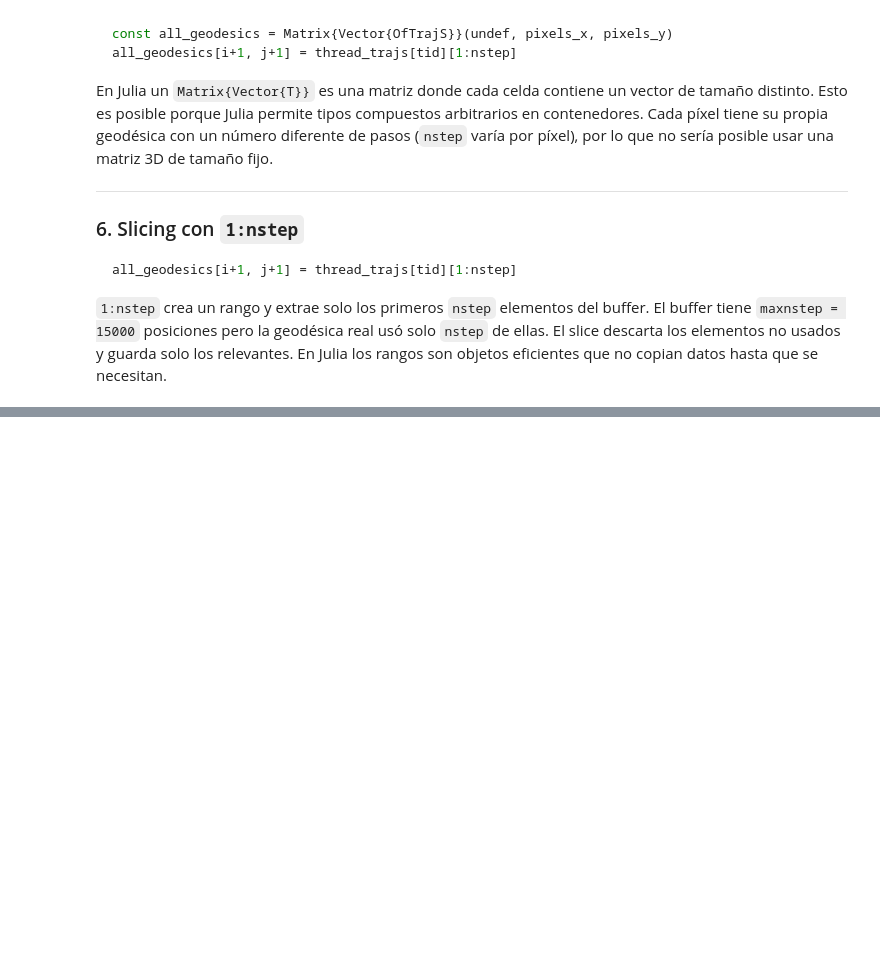
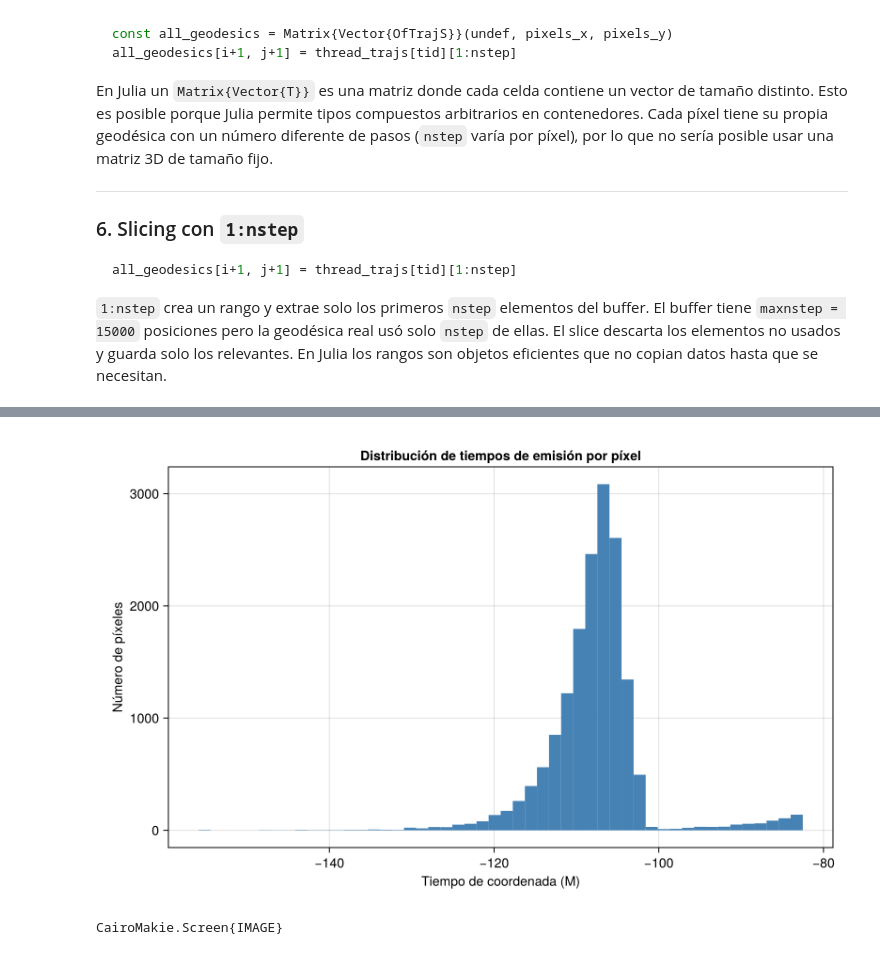
Before and after one commit to drojaspater/JipoleBrisk, a Jupyter notebook: example_notebooks/SlowLightGRMHD.ipynb, the cells around one changed output, grey strips where cells are left out. Saved outputs shown, nothing was run; the diff lists cells and outputs as text; code cells hidden in the pictures; blank space fills up the shorter version.

```diff
--- a/example_notebooks/SlowLightGRMHD.ipynb
+++ b/example_notebooks/SlowLightGRMHD.ipynb
@@ -736,0 +839,26 @@ all_geodesics[i+1, j+1] = thread_trajs[tid][1:nstep]
+# %%
+using CairoMakie
+using JLD2
+using StaticArrays
+
+# Extraer el tiempo del último paso de cada geodésica (tiempo más antiguo = más negativo)
+t_emission = [all_geodesics[i,j][end].X[1] for i in 1:128, j in 1:128]
+
+const ro = 1000.0
+fact = -(ro + 2*log(ro))
+t_emission .-= fact
+# Aplanar la matriz a un vector para el histograma
+t_flat = vec(t_emission)
+
+# Histograma
+fig = Figure(size=(800, 500))
+ax = Axis(fig[1,1],
+    title = "Distribución de tiempos de emisión por píxel",
+    xlabel = "Tiempo de coordenada (M)",
+    ylabel = "Número de píxeles"
+)
+hist!(ax, t_flat, bins=50, color=:steelblue)
+display(fig)
+# %% [output]
+[figure, added]
+CairoMakie.Screen{IMAGE}
```
Also changed, not shown: parts of 4 cells of this notebook, 1 other file.
